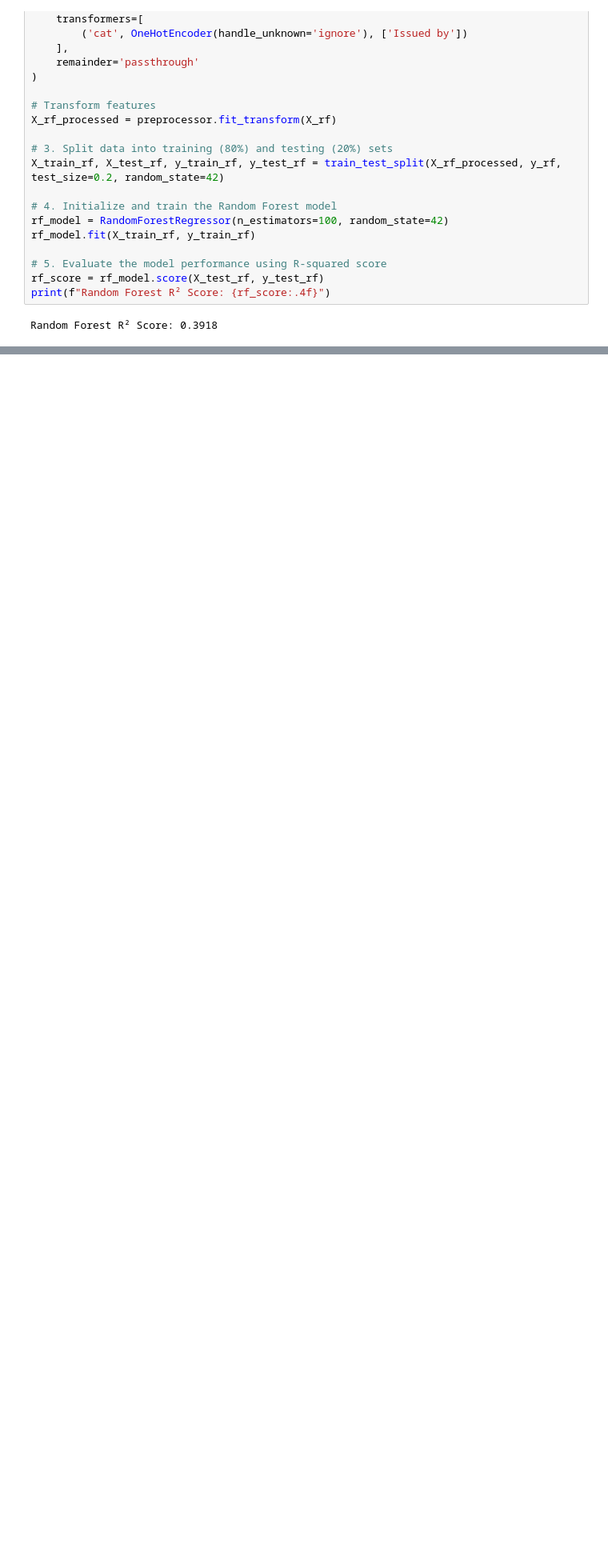
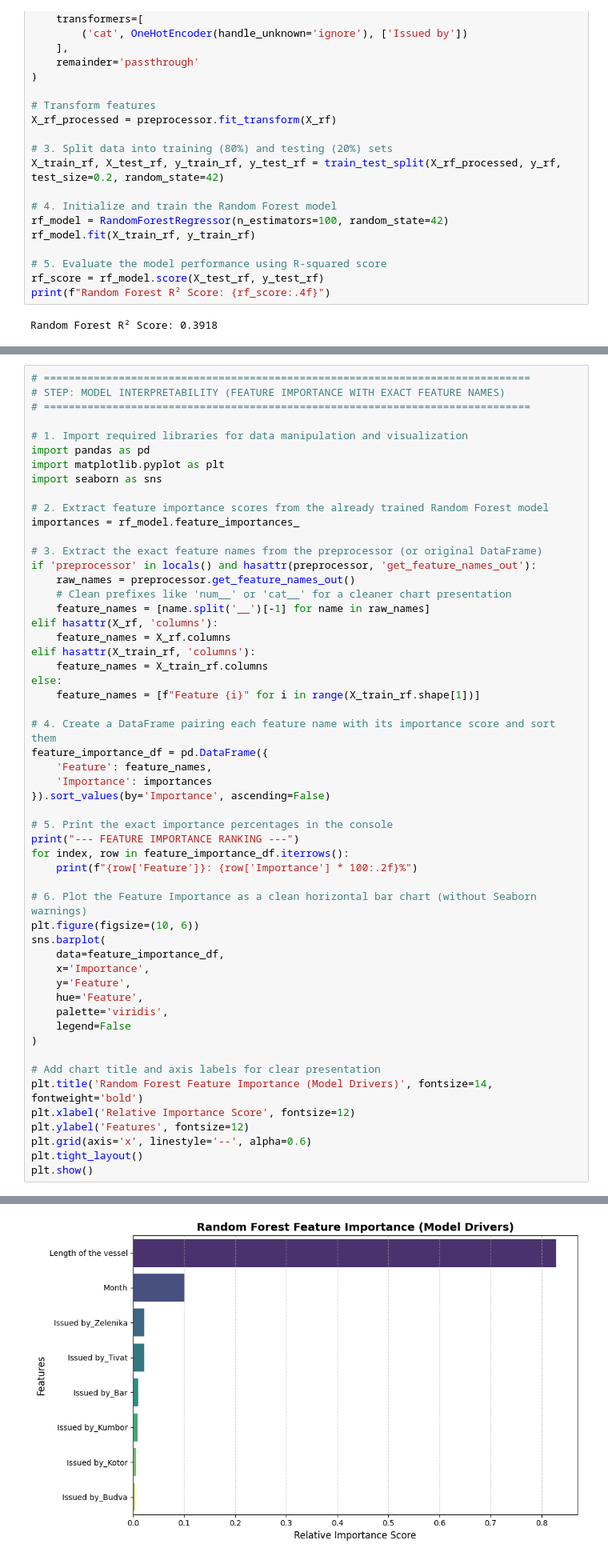
Before and after one commit to jelenavasic009-png/dsb_capstone, a Jupyter notebook: JelenaVasic_capstone.ipynb, the cells around one changed output, grey strips where cells are left out. Shown at 80% size. Drawn from its saved outputs; the diff is of its cells as text; blank space fills up the shorter version.

```diff
--- a/JelenaVasic_capstone.ipynb
+++ b/JelenaVasic_capstone.ipynb
@@ -1051,0 +1144,55 @@ Random Forest R² Score: 0.3918
+# %%
+# ==============================================================================
+# STEP: MODEL INTERPRETABILITY (FEATURE IMPORTANCE WITH EXACT FEATURE NAMES)
+# ==============================================================================
+
+# 1. Import required libraries for data manipulation and visualization
+import pandas as pd
+import matplotlib.pyplot as plt
+import seaborn as sns
+
+# 2. Extract feature importance scores from the already trained Random Forest model
+importances = rf_model.feature_importances_
+
+# 3. Extract the exact feature names from the preprocessor (or original DataFrame)
+if 'preprocessor' in locals() and hasattr(preprocessor, 'get_feature_names_out'):
+    raw_names = preprocessor.get_feature_names_out()
+    # Clean prefixes like 'num__' or 'cat__' for a cleaner chart presentation
+    feature_names = [name.split('__')[-1] for name in raw_names]
+elif hasattr(X_rf, 'columns'):
+    feature_names = X_rf.columns
+elif hasattr(X_train_rf, 'columns'):
+    feature_names = X_train_rf.columns
+else:
+    feature_names = [f"Feature {i}" for i in range(X_train_rf.shape[1])]
+
+# 4. Create a DataFrame pairing each feature name with its importance score and sort them
+feature_importance_df = pd.DataFrame({
+    'Feature': feature_names,
+    'Importance': importances
+}).sort_values(by='Importance', ascending=False)
+
+# 5. Print the exact importance percentages in the console
+print("--- FEATURE IMPORTANCE RANKING ---")
+for index, row in feature_importance_df.iterrows():
+    print(f"{row['Feature']}: {row['Importance'] * 100:.2f}%")
+
+# 6. Plot the Feature Importance as a clean horizontal bar chart (without Seaborn warnings)
+plt.figure(figsize=(10, 6))
+sns.barplot(
+    data=feature_importance_df,
+    x='Importance',
+    y='Feature',
+    hue='Feature',
+    palette='viridis',
+    legend=False
+)
+
+# Add chart title and axis labels for clear presentation
+plt.title('Random Forest Feature Importance (Model Drivers)', fontsize=14, fontweight='bold')
+plt.xlabel('Relative Importance Score', fontsize=12)
+plt.ylabel('Features', fontsize=12)
+plt.grid(axis='x', linestyle='--', alpha=0.6)
+plt.tight_layout()
+plt.show()
+# %% [output]
@@ -1051,0 +1208 @@ Random Forest R² Score: 0.3918
+[figure, added]
```
Also changed, not shown: parts of 10 cells of this notebook.
